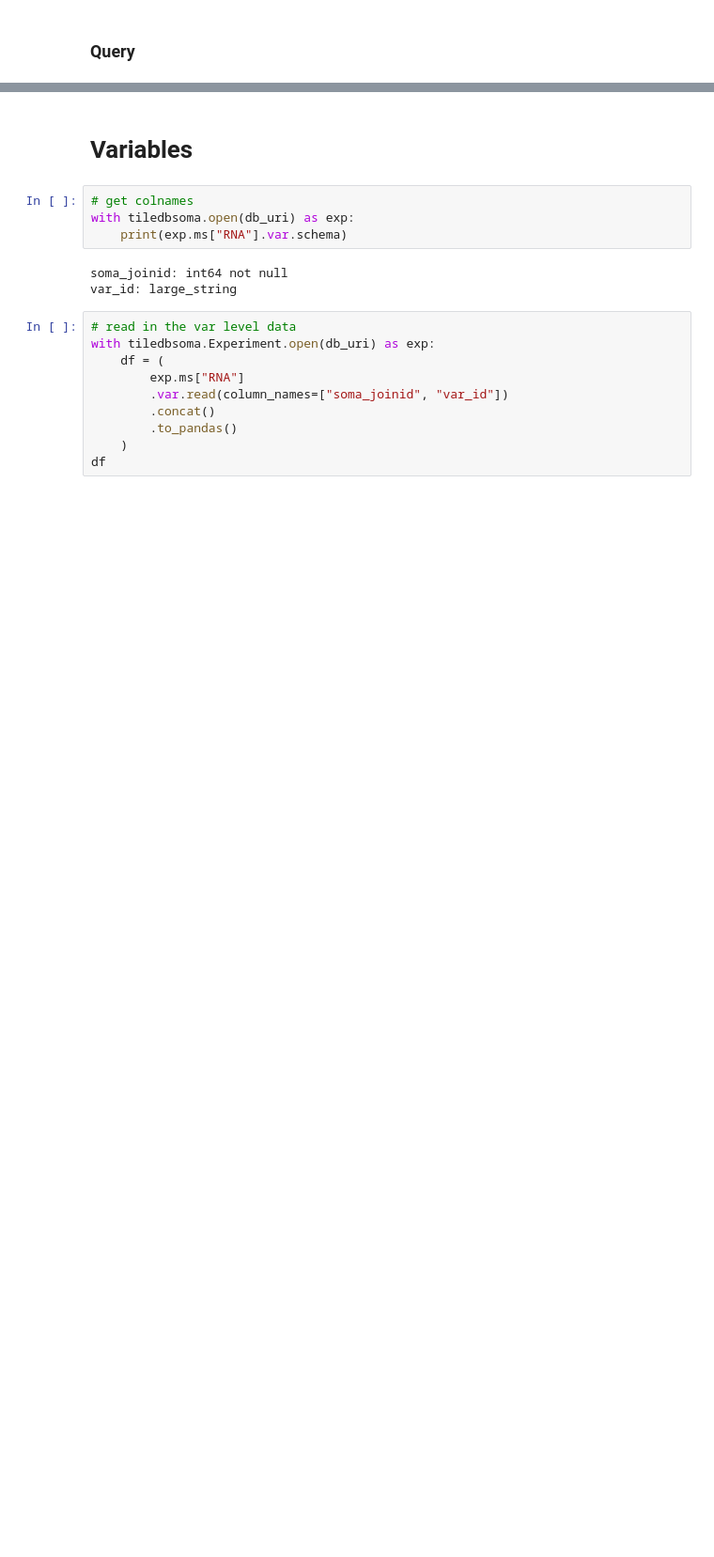
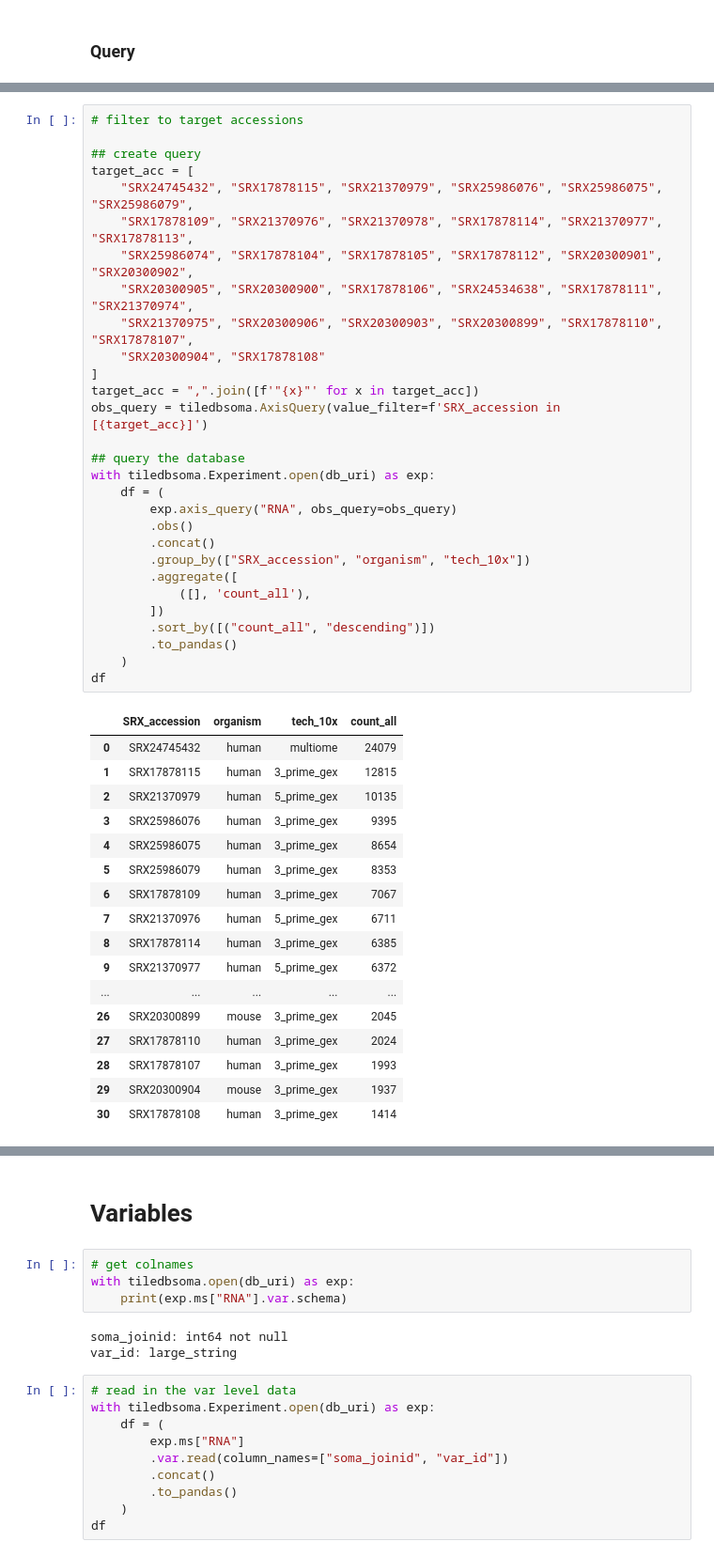
Before and after one commit to bioinfo-tsukuba/scRecounter, a Jupyter notebook: notebooks/tiledb/scRecounter-prod3_tutorial.ipynb, the cells around one changed output, grey strips where cells are left out. Shown at 94% size. Cells and saved outputs as stored; diff of their text form; blank space fills up the shorter version.

```diff
--- a/notebooks/tiledb/scRecounter-prod3_tutorial.ipynb
+++ b/notebooks/tiledb/scRecounter-prod3_tutorial.ipynb
@@ -205,0 +213,47 @@ df
+# %%
+# filter to target accessions
+
+## create query
+target_acc = [
+    "SRX24745432", "SRX17878115", "SRX21370979", "SRX25986076", "SRX25986075", "SRX25986079",
+    "SRX17878109", "SRX21370976", "SRX21370978", "SRX17878114", "SRX21370977", "SRX17878113",
+    "SRX25986074", "SRX17878104", "SRX17878105", "SRX17878112", "SRX20300901", "SRX20300902",
+    "SRX20300905", "SRX20300900", "SRX17878106", "SRX24534638", "SRX17878111", "SRX21370974",
+    "SRX21370975", "SRX20300906", "SRX20300903", "SRX20300899", "SRX17878110", "SRX17878107",
+    "SRX20300904", "SRX17878108"
+]
+target_acc = ",".join([f'"{x}"' for x in target_acc])
+obs_query = tiledbsoma.AxisQuery(value_filter=f'SRX_accession in [{target_acc}]')
+
+## query the database
+with tiledbsoma.Experiment.open(db_uri) as exp:
+    df = (
+        exp.axis_query("RNA", obs_query=obs_query)
+        .obs()
+        .concat()
+        .group_by(["SRX_accession", "organism", "tech_10x"])
+        .aggregate([
+            ([], 'count_all'),
+        ])
+        .sort_by([("count_all", "descending")])
+        .to_pandas()
+    )
+df
+# %% [output]
+|  | SRX_accession | organism | tech_10x | count_all |
+| 0 | SRX24745432 | human | multiome | 24079 |
+| 1 | SRX17878115 | human | 3_prime_gex | 12815 |
+| 2 | SRX21370979 | human | 5_prime_gex | 10135 |
+| 3 | SRX25986076 | human | 3_prime_gex | 9395 |
+| 4 | SRX25986075 | human | 3_prime_gex | 8654 |
+| 5 | SRX25986079 | human | 3_prime_gex | 8353 |
+| 6 | SRX17878109 | human | 3_prime_gex | 7067 |
+| 7 | SRX21370976 | human | 5_prime_gex | 6711 |
+| 8 | SRX17878114 | human | 3_prime_gex | 6385 |
+| 9 | SRX21370977 | human | 5_prime_gex | 6372 |
+| ... | ... | ... | ... | ... |
+| 26 | SRX20300899 | mouse | 3_prime_gex | 2045 |
+| 27 | SRX17878110 | human | 3_prime_gex | 2024 |
+| 28 | SRX17878107 | human | 3_prime_gex | 1993 |
+| 29 | SRX20300904 | mouse | 3_prime_gex | 1937 |
+| 30 | SRX17878108 | human | 3_prime_gex | 1414 |
```
Also changed, not shown: parts of 11 cells of this notebook, 3 other files.
